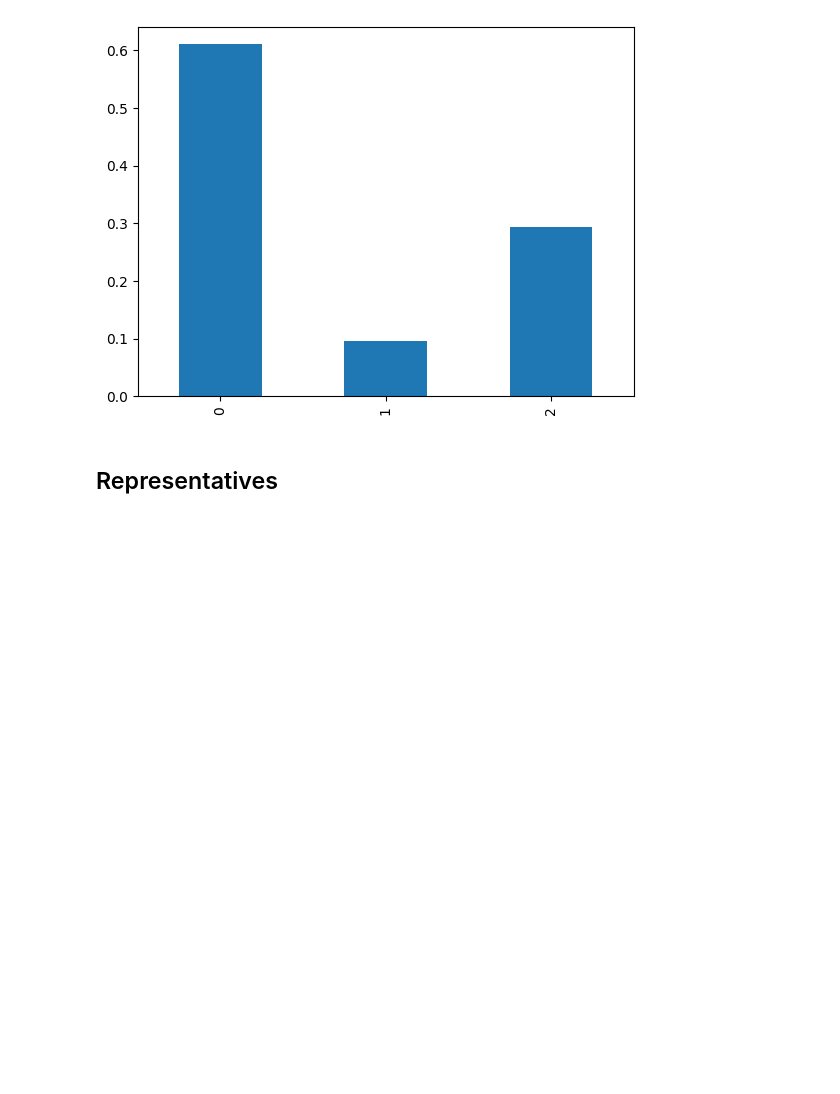
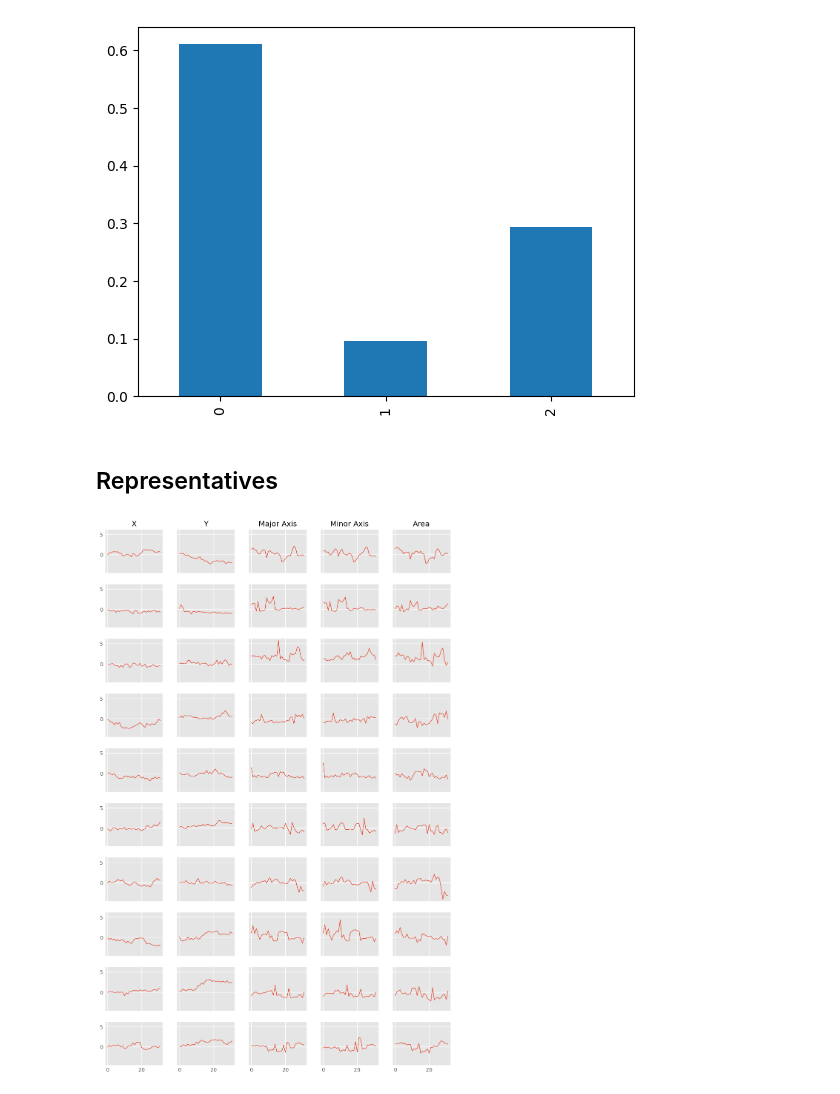
Before and after one commit to AsafAvr/Deep-Learning-Workshop, a Jupyter notebook: Submission/Clustering/EDA.ipynb, the cells around one changed output. Cells and saved outputs as stored; diff of their text form; code cells hidden in the pictures; blank space fills up the shorter version.

```diff
--- a/Submission/Clustering/EDA.ipynb
+++ b/Submission/Clustering/EDA.ipynb
@@ -15,6 +15,8 @@ from scipy import stats
 from preprocessing import *
 from config import *
 np.random.seed(42)
+plt.style.use('ggplot')
+plt.rcParams['lines.linewidth'] = 1
 # %% [markdown]
 ### Load data
 # %%
@@ -405,3 +409,26 @@ plot_representatives(rep_list,figsize = (10,20))
+# %%
+def plot_features_by_time(orig_list, figsize =(10,15)):
+    rows = len(orig_list)
+    timesteps = orig_list[0].shape[0]
+    features = orig_list[0].shape[1]
+    fig, axs = plt.subplots(rows,features, figsize=figsize,sharey=True,sharex=True)
+    fig.tight_layout()
+    features_names = ['X','Y','Major Axis', 'Minor Axis', 'Area']
+    for j in range(features):
+      axs[0,j].set_title(features_names[j])
+      for i,_ in enumerate(orig_list):
+          data = np.zeros((timesteps,1))
+          data[:,0] = orig_list[i][:,j]
+          idx = [i for i in range(len(data))]
+          axs[i,j].plot(idx,data)
+    fig.show()
+# %%
+size = 10
+rand_idx = np.random.choice(X_train.shape[0], size, replace=False)
+orig_vec = X_train[rand_idx,:,:]
+plot_features_by_time(orig_vec)
+# %% [output]
+[figure, added]
 # %%
 # x_s = np.array([[[0,0],[2,2],[2,2]] , [[0,0],[1,1],[2,2]] ,[[0,0],[3,3],[2,2]]])
 # x_s
```
Also changed, not shown: parts of 1 cell of this notebook, 2 other files.
